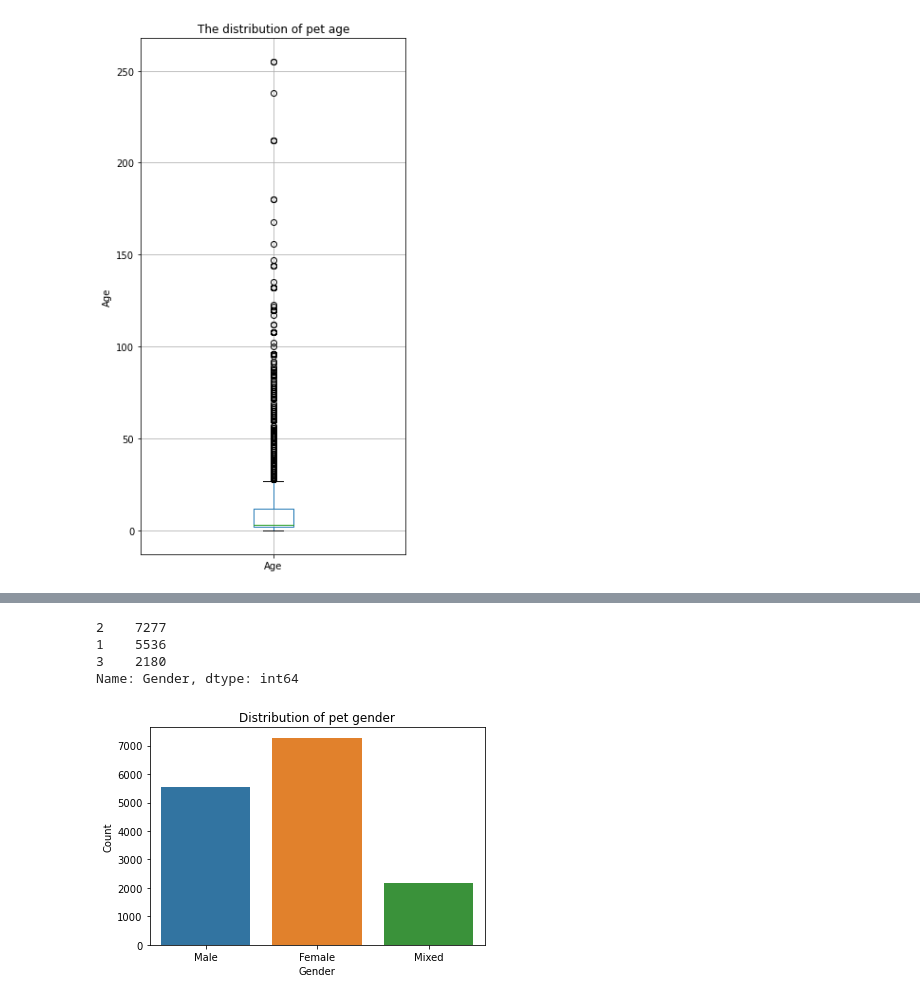
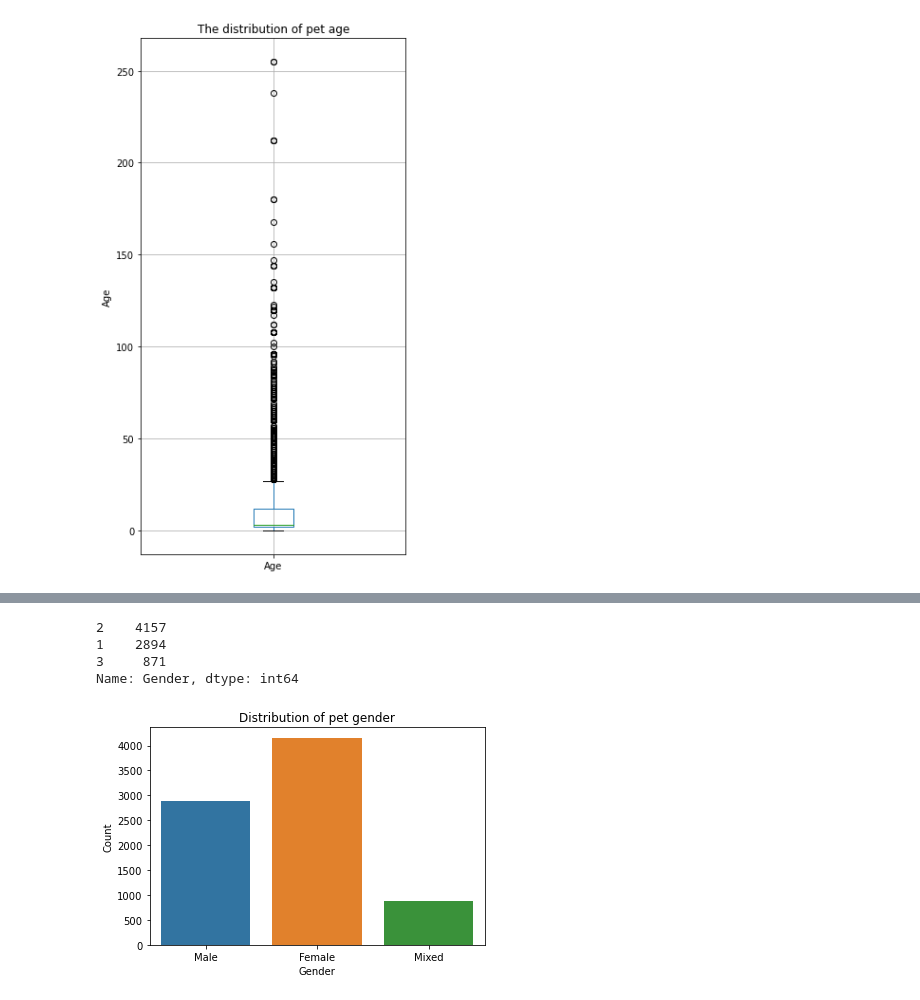
Before and after one commit to simonatso/pet-adoption, a Jupyter notebook: Data Wrangling.ipynb, the cells around one changed output, grey strips where cells are left out. Drawn from its saved outputs; the diff is of its cells as text; code cells hidden in the pictures.

```diff
--- a/Data Wrangling.ipynb
+++ b/Data Wrangling.ipynb
@@ -193,4 +227,4 @@ data.Breed1 = tempBreed1
 # %%
 #Create new predictor variable: pureBreed
-data['pureBreed'] = np.where((data.Breed2 == 0) & (data.Breed1 != 307), 1, 0)
+dogData['PureBreed'] = np.where((dogData.Breed2 == 0) & (dogData.Breed1 != 307), 1, 0)
 # %%
@@ -203,0 +238,2 @@ plt.show()
+# %%
+breedCounts = dogData.Breed1.value_counts(normalize = True).to_frame()
@@ -203,0 +261,3 @@ plt.show()
+# %%
+top10Breeds = list(breedCounts.index[:10])
+dogData.Breed1 = np.where((dogData['Breed1'].isin(top10Breeds)), dogData['Breed1'], 999)
@@ -203,0 +279,8 @@ plt.show()
+# %%
+enc = preprocessing.OneHotEncoder()
+breedEnc = enc.fit_transform(dogData.Breed1.values.reshape(-1, 1)).toarray()
+breedOneHot = pd.DataFrame(breedEnc, columns = ["Breed_"+str(i) for i in dogData.Breed1.unique() ])
+dogData = pd.concat([dogData, breedOneHot.set_index(dogData['PetID'])], axis=1)
+# dropping 'Breed1' & 'Breed2' columns
+dogData.drop(['Breed1', 'Breed2', 'PetID'], axis=1, inplace = True)
+dogData.head()
@@ -204,15 +295,15 @@ plt.show()
 # %%
-data.Gender.value_counts()
+dogData.Gender.value_counts()
 # %% [output]
-2    7277
-1    5536
-3    2180
+2    4157
+1    2894
+3     871
 Name: Gender, dtype: int64
 # %%
-ax = sns.barplot(x = 'Gender', y = 'PetID', data=data.groupby(['Gender']).count().reset_index())
+ax = sns.barplot(x = 'Gender', y = 'PetID', data=dogData.groupby(['Gender']).count().reset_index())
 plt.xticks(np.arange(0,3), ["Male", "Female", "Mixed"])
 plt.ylabel('Count')
 plt.title('Distribution of pet gender')
 plt.show()
 # %% [output]
-[figure, old version]
+[figure, new version]
```
Also changed, not shown: parts of 58 cells of this notebook.
